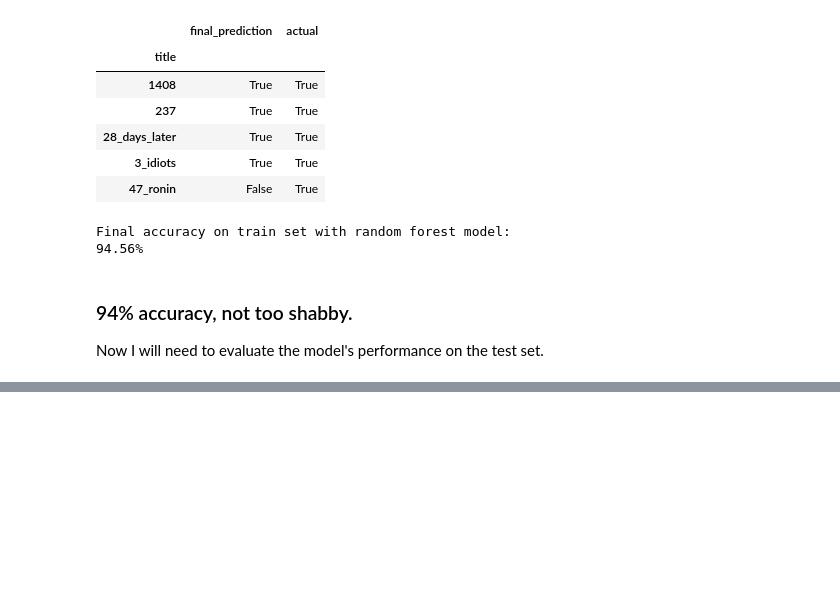
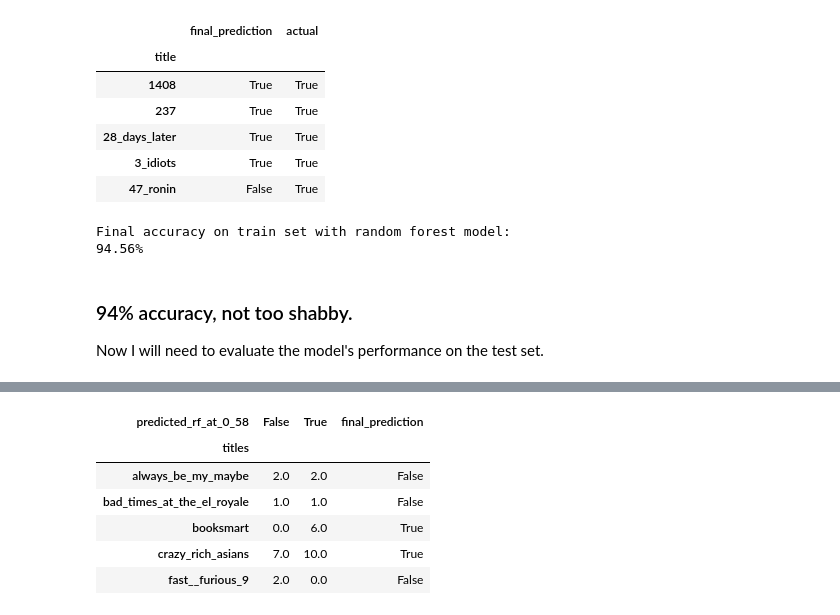
Before and after one commit to matthewzapata/twitter-trigger-warnings, a Jupyter notebook: trigger_warnings.ipynb, the cells around one changed output, grey strips where cells are left out. Saved outputs shown, nothing was run; the diff lists cells and outputs as text; code cells hidden in the pictures; blank space fills up the shorter version.

```diff
--- a/trigger_warnings.ipynb
+++ b/trigger_warnings.ipynb
@@ -2101,0 +2151,6 @@ Now I will need to evaluate the model's performance on the test set.
+# %%
+results_rf_test = test[['titles', 'predicted_rf_at_0_58']]
+# %%
+counts_rf_test = (results_rf_test.groupby(['titles', 'predicted_rf_at_0_58'])
+                  .titles.count().unstack().fillna(0))
+counts_rf_test.head()
@@ -2101,0 +2165,11 @@ Now I will need to evaluate the model's performance on the test set.
+# %%
+counts_rf_test['final_prediction'] = counts_rf_test.idxmax(axis=1)
+counts_rf_test.head()
+# %% [output]
+| predicted_rf_at_0_58 | False | True | final_prediction |
+| titles |  |  |  |
+| always_be_my_maybe | 2.0 | 2.0 | False |
+| bad_times_at_the_el_royale | 1.0 | 1.0 | False |
+| booksmart | 0.0 | 6.0 | True |
+| crazy_rich_asians | 7.0 | 10.0 | True |
+| fast__furious_9 | 2.0 | 0.0 | False |
```
Also changed, not shown: parts of 15 cells of this notebook.
